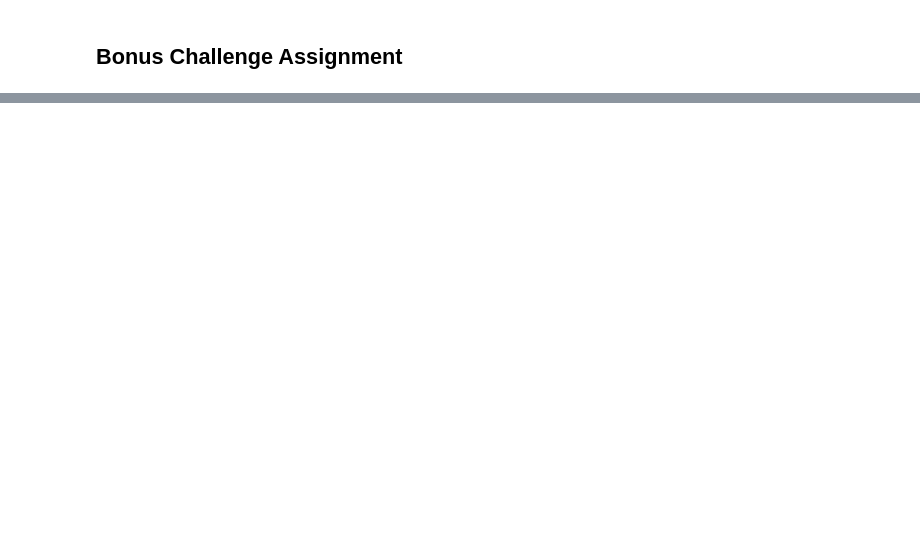
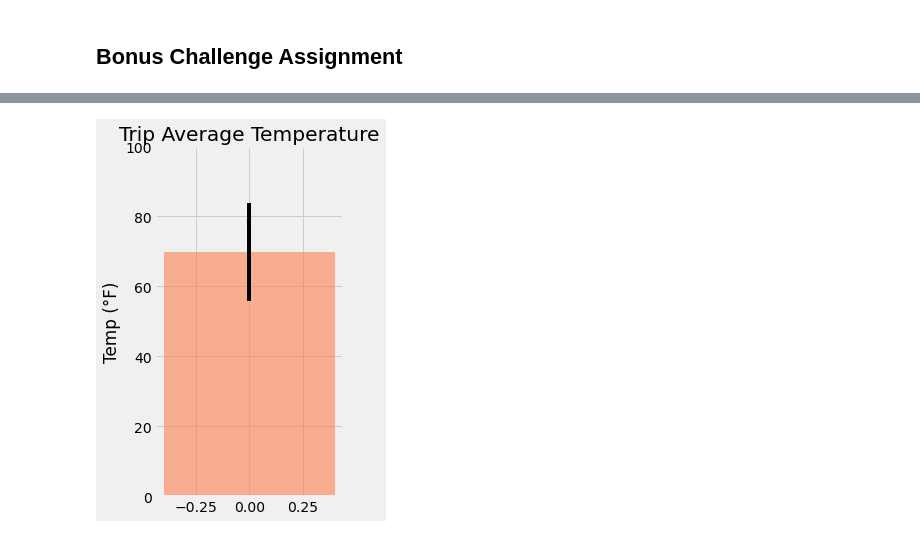
Before and after one commit to luciernaguz/sqlalchemy, a Jupyter notebook: climate_starter.ipynb, the cells around one changed output, grey strips where cells are left out. Cells and saved outputs as stored; diff of their text form; code cells hidden in the pictures; blank space fills up the shorter version.

```diff
--- a/climate_starter.ipynb
+++ b/climate_starter.ipynb
@@ -242,8 +213,27 @@ print(calc_temps('2012-02-28', '2012-03-05'))
 # %%
 # Plot the results from your previous query as a bar chart.
 # Use "Trip Avg Temp" as your Title
 # Use the average temperature for the y value
 # Use the peak-to-peak (tmax-tmin) value as the y error bar (yerr)
+min_temp = temp_records_dates[0][0]
+avg_temp = temp_records_dates[0][1]
+max_temp = temp_records_dates[0][2]
+#min,max
+min_error = avg_temp - min_temp
+max_error = max_temp - avg_temp
+#
+plt.figure(figsize=(3,6))
+plt.bar(0, avg_temp, yerr=[max_temp-min_temp], color = 'coral', alpha=.6)
+plt.title('Trip Average Temperature')
+plt.ylim(0,100)
+plt.ylabel('Temp (°F)')
+#plt.xticks([])
+#save figure
+plt.savefig("Images/Trip_Avg_Temperature.png")
+# show plot
+plt.show()
+# %% [output]
+[figure, added]
 # %%
 # Calculate the total amount of rainfall per weather station for your trip dates using the previous year's matching dates.
 # Sort this in descending order by precipitation amount and list the station, name, latitude, longitude, and elevation
```
Also changed, not shown: parts of 34 cells of this notebook, 9 other files.
